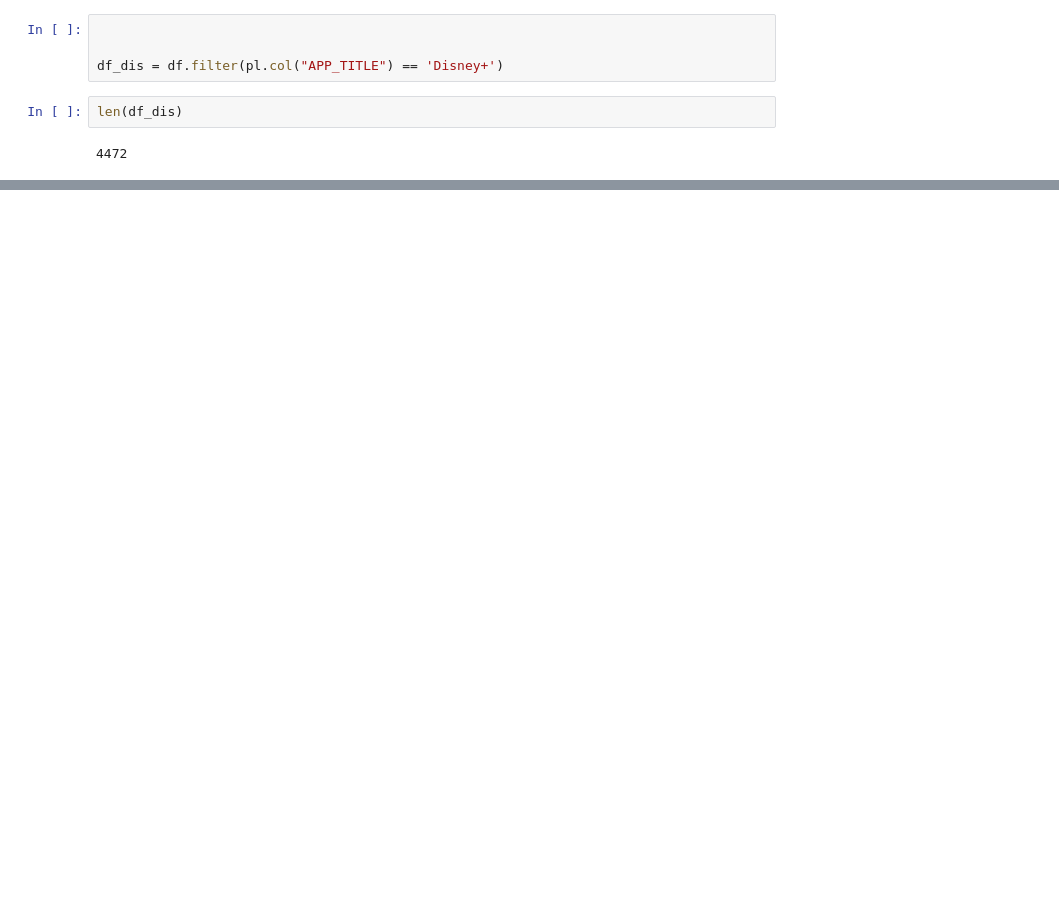
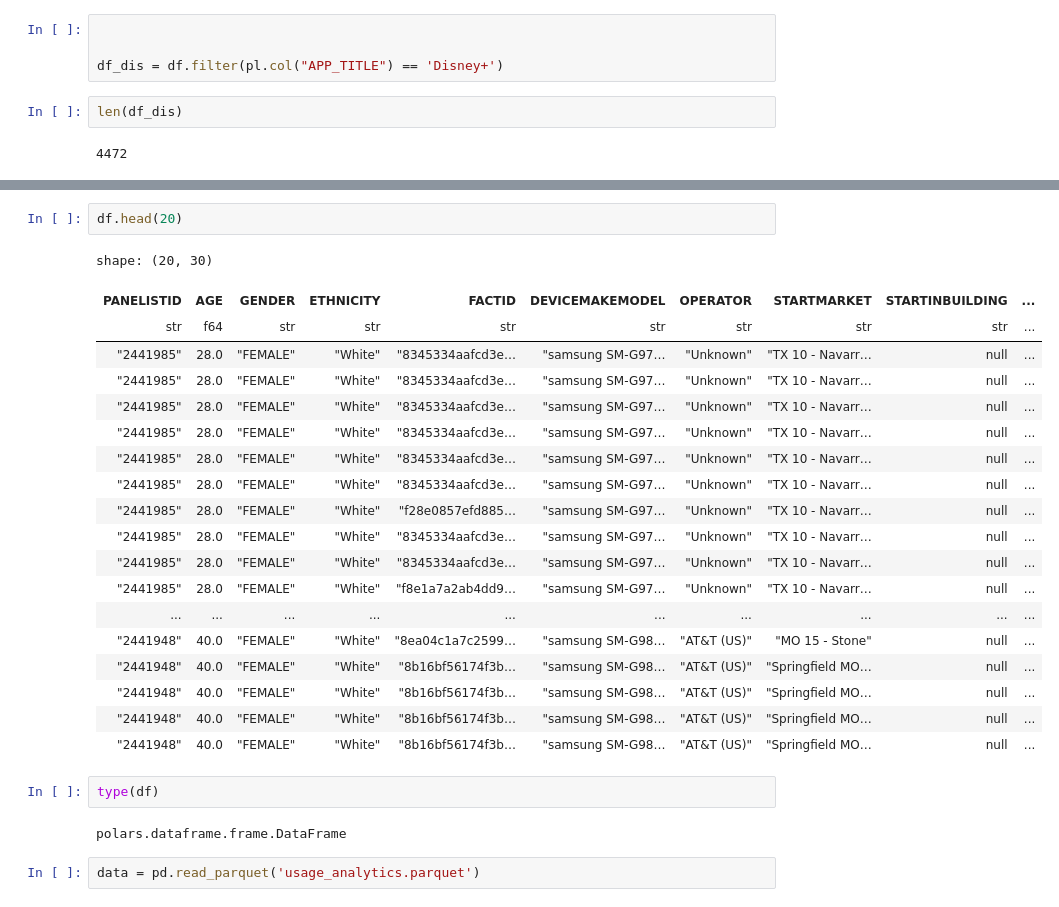
Before and after one commit to bme3412/kaggle, a Jupyter notebook: mobile_app_data.ipynb, the cells around one changed output, grey strips where cells are left out. Drawn from its saved outputs; the diff is of its cells as text; blank space fills up the shorter version.

```diff
--- a/mobile_app_data.ipynb
+++ b/mobile_app_data.ipynb
@@ -126,0 +116,28 @@ polars.dataframe.frame.DataFrame
+# %%
+df.head(20)
+# %% [output]
+shape: (20, 30)
+| PANELISTID | AGE | GENDER | ETHNICITY | FACTID | DEVICEMAKEMODEL | OPERATOR | STARTMARKET | STARTINBUILDING | ... |
+| str | f64 | str | str | str | str | str | str | str | ... |
+| "2441985" | 28.0 | "FEMALE" | "White" | "8345334aafcd3e… | "samsung SM-G97… | "Unknown" | "TX 10 - Navarr… | null | ... |
+| "2441985" | 28.0 | "FEMALE" | "White" | "8345334aafcd3e… | "samsung SM-G97… | "Unknown" | "TX 10 - Navarr… | null | ... |
+| "2441985" | 28.0 | "FEMALE" | "White" | "8345334aafcd3e… | "samsung SM-G97… | "Unknown" | "TX 10 - Navarr… | null | ... |
+| "2441985" | 28.0 | "FEMALE" | "White" | "8345334aafcd3e… | "samsung SM-G97… | "Unknown" | "TX 10 - Navarr… | null | ... |
+| "2441985" | 28.0 | "FEMALE" | "White" | "8345334aafcd3e… | "samsung SM-G97… | "Unknown" | "TX 10 - Navarr… | null | ... |
+| "2441985" | 28.0 | "FEMALE" | "White" | "8345334aafcd3e… | "samsung SM-G97… | "Unknown" | "TX 10 - Navarr… | null | ... |
+| "2441985" | 28.0 | "FEMALE" | "White" | "f28e0857efd885… | "samsung SM-G97… | "Unknown" | "TX 10 - Navarr… | null | ... |
+| "2441985" | 28.0 | "FEMALE" | "White" | "8345334aafcd3e… | "samsung SM-G97… | "Unknown" | "TX 10 - Navarr… | null | ... |
+| "2441985" | 28.0 | "FEMALE" | "White" | "8345334aafcd3e… | "samsung SM-G97… | "Unknown" | "TX 10 - Navarr… | null | ... |
+| "2441985" | 28.0 | "FEMALE" | "White" | "f8e1a7a2ab4dd9… | "samsung SM-G97… | "Unknown" | "TX 10 - Navarr… | null | ... |
+| ... | ... | ... | ... | ... | ... | ... | ... | ... | ... |
+| "2441948" | 40.0 | "FEMALE" | "White" | "8ea04c1a7c2599… | "samsung SM-G98… | "AT&T (US)" | "MO 15 - Stone" | null | ... |
+| "2441948" | 40.0 | "FEMALE" | "White" | "8b16bf56174f3b… | "samsung SM-G98… | "AT&T (US)" | "Springfield MO… | null | ... |
+| "2441948" | 40.0 | "FEMALE" | "White" | "8b16bf56174f3b… | "samsung SM-G98… | "AT&T (US)" | "Springfield MO… | null | ... |
+| "2441948" | 40.0 | "FEMALE" | "White" | "8b16bf56174f3b… | "samsung SM-G98… | "AT&T (US)" | "Springfield MO… | null | ... |
+| "2441948" | 40.0 | "FEMALE" | "White" | "8b16bf56174f3b… | "samsung SM-G98… | "AT&T (US)" | "Springfield MO… | null | ... |
+# %%
+type(df)
+# %% [output]
+polars.dataframe.frame.DataFrame
+# %%
+data = pd.read_parquet('usage_analytics.parquet')
```
Also changed, not shown: parts of 12 cells of this notebook.
